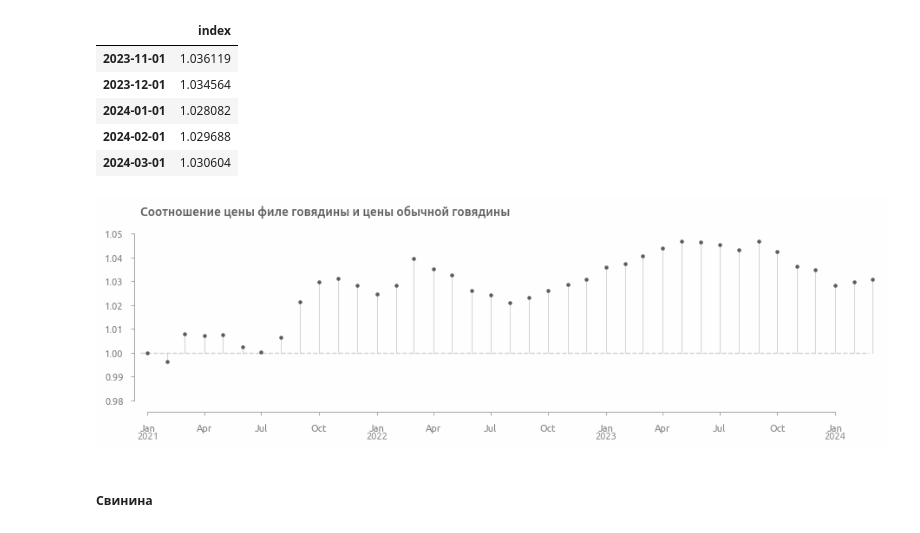
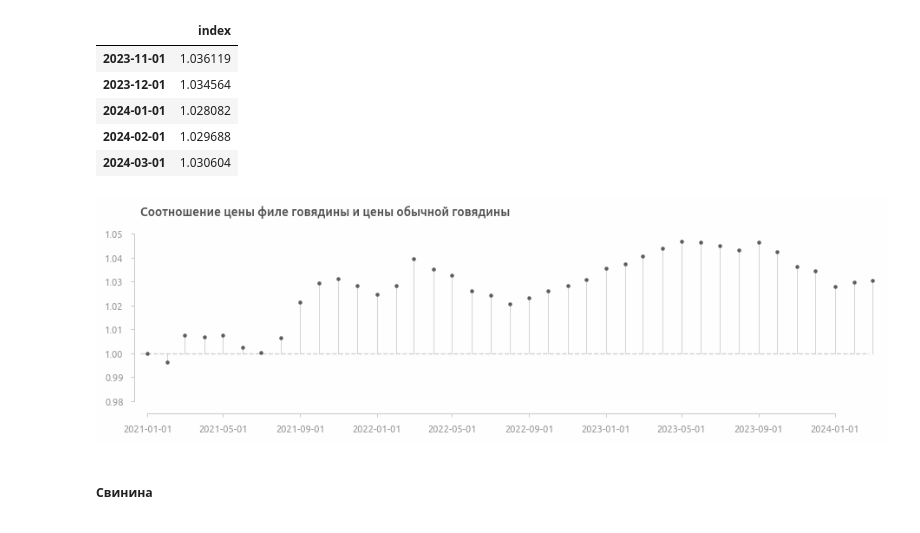
Before and after one commit to a-chasovsky/economics-rus, a Jupyter notebook: notebooks/visualization/consumer-prices-2021-2023.ipynb, the cells around one changed output. Saved outputs shown, nothing was run; the diff lists cells and outputs as text; code cells hidden in the pictures.

```diff
--- a/notebooks/visualization/consumer-prices-2021-2023.ipynb
+++ b/notebooks/visualization/consumer-prices-2021-2023.ipynb
@@ -516,22 +516,21 @@ beef_price.tail()
 # %%
 fig = plt.figure(figsize=(11, 2.5))
 plt.scatter(x=beef_price.index, y=beef_price['index'], s=5, zorder=50)
 for idx in beef_price.index:
     plt.plot(
         [idx, idx], [1, beef_price.loc[idx, 'index']],
         color=alpha_color(palette[0], 0.25), lw=0.75, zorder=1
     )
 plt.axhline(
     1, 0, 0.985, lw=1, ls='--', color=palette[-2], alpha=0.75, zorder=10
 )
 plt.ylim(0.98, 1.05)
 plt.title('Соотношение цены филе говядины и цены обычной говядины')
 
 axis_rstyle(margin=0.01, offset_bottom=10)
-axis_new_year(year_axis_pad=-0.16, language='rus')
 set_location()
 # %% [output]
-[figure, old version]
+[figure, new version]
 # %% [markdown]
 ##### Свинина
 # %%
```
Also changed, not shown: parts of 9 cells of this notebook, 17 other files.
